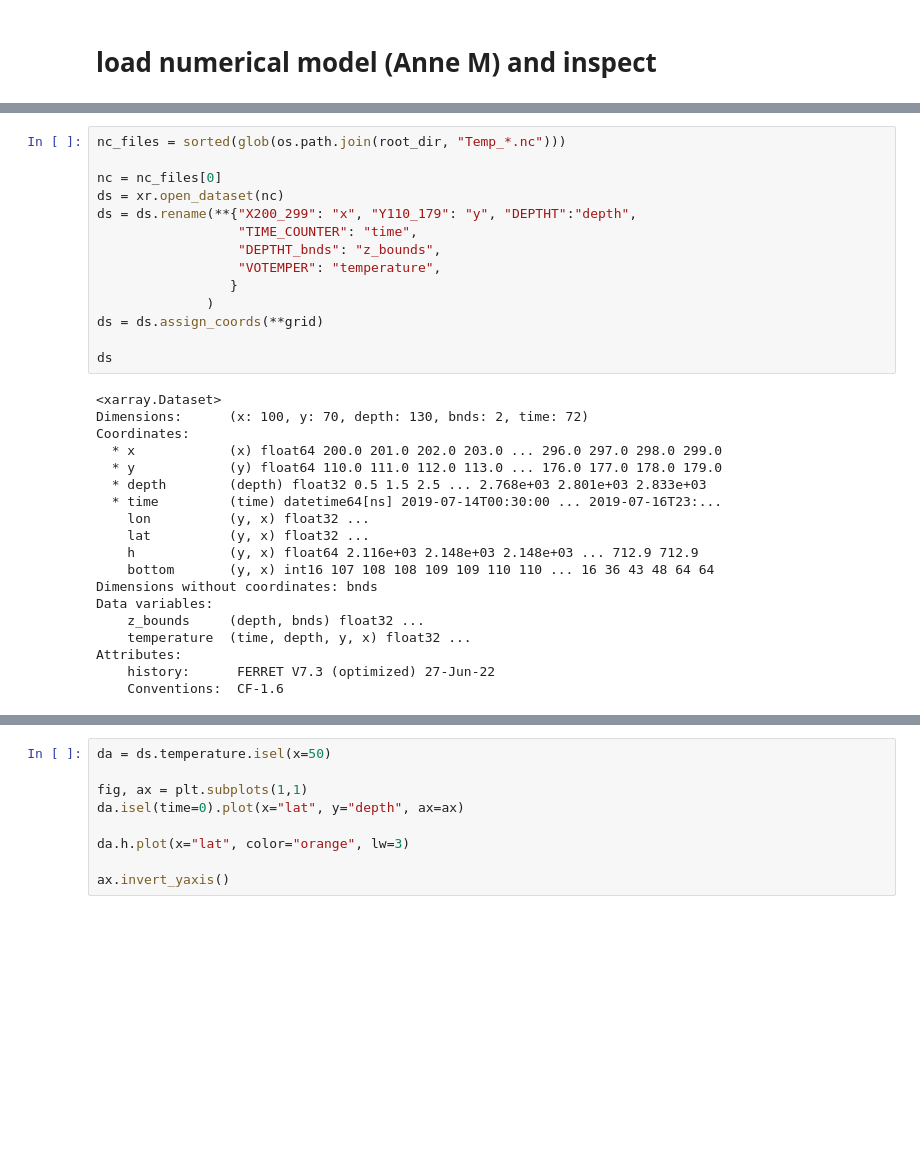
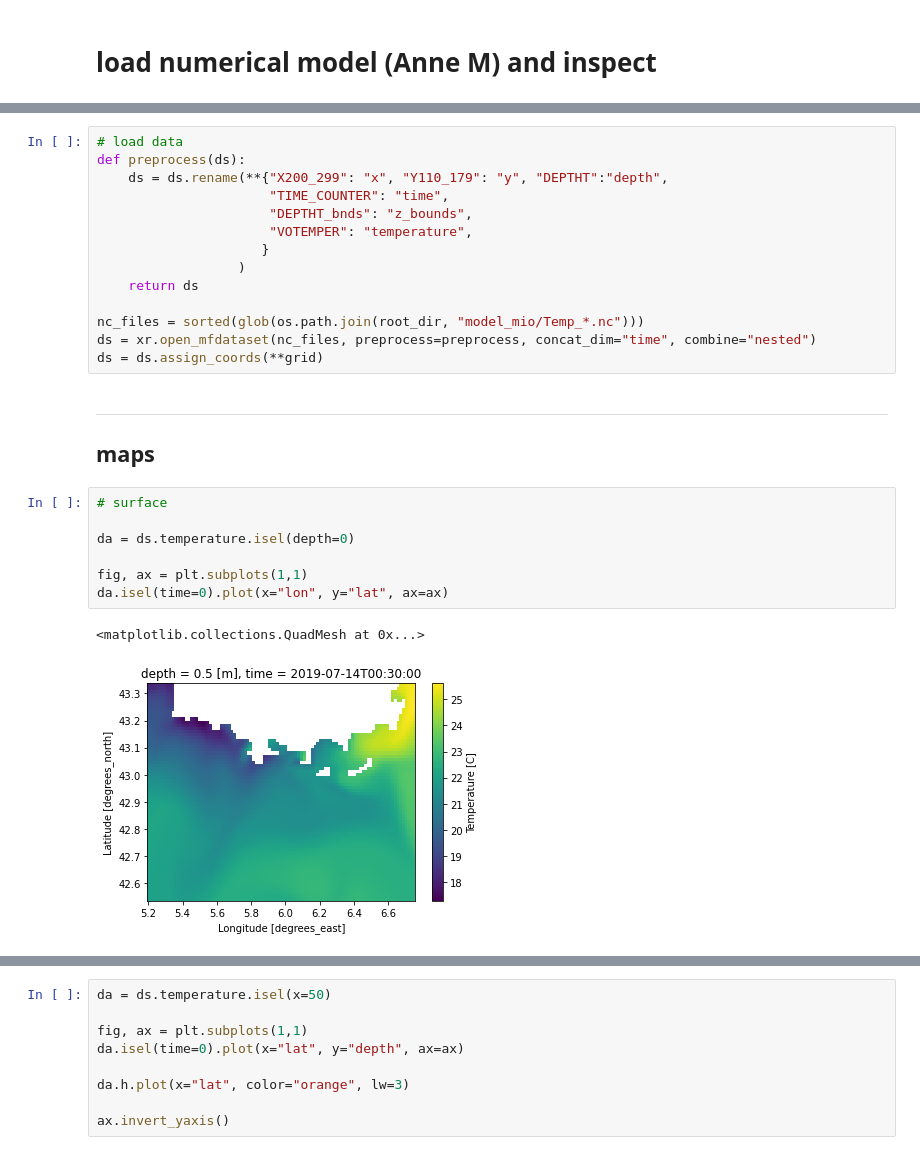
Before and after one commit to apatlpo/das_work, a Jupyter notebook: hydrology/model.ipynb, the cells around one changed output, grey strips where cells are left out. Cells and saved outputs as stored; diff of their text form; blank space fills up the shorter version.

```diff
--- a/hydrology/model.ipynb
+++ b/hydrology/model.ipynb
@@ -50,33 +55,28 @@ grid.h.where(grid.h>1).plot(x="lon", y="lat")
-# %%
-nc_files = sorted(glob(os.path.join(root_dir, "Temp_*.nc")))
-
-nc = nc_files[0]
-ds = xr.open_dataset(nc)
-ds = ds.rename(**{"X200_299": "x", "Y110_179": "y", "DEPTHT":"depth",
-                  "TIME_COUNTER": "time",
-                  "DEPTHT_bnds": "z_bounds",
-                  "VOTEMPER": "temperature",
-                 }
-              )
-ds = ds.assign_coords(**grid)
-
-ds
-# %% [output]
-<xarray.Dataset>
-Dimensions:      (x: 100, y: 70, depth: 130, bnds: 2, time: 72)
-Coordinates:
-  * x            (x) float64 200.0 201.0 202.0 203.0 ... 296.0 297.0 298.0 299.0
-  * y            (y) float64 110.0 111.0 112.0 113.0 ... 176.0 177.0 178.0 179.0
-  * depth        (depth) float32 0.5 1.5 2.5 ... 2.768e+03 2.801e+03 2.833e+03
-  * time         (time) datetime64[ns] 2019-07-14T00:30:00 ... 2019-07-16T23:...
-    lon          (y, x) float32 ...
-    lat          (y, x) float32 ...
-    h            (y, x) float64 2.116e+03 2.148e+03 2.148e+03 ... 712.9 712.9
-    bottom       (y, x) int16 107 108 108 109 109 110 110 ... 16 36 43 48 64 64
-Dimensions without coordinates: bnds
-Data variables:
-    z_bounds     (depth, bnds) float32 ...
-    temperature  (time, depth, y, x) float32 ...
-Attributes:
-    history:      FERRET V7.3 (optimized) 27-Jun-22
-    Conventions:  CF-1.6
+# %%
+# load data
+def preprocess(ds):
+    ds = ds.rename(**{"X200_299": "x", "Y110_179": "y", "DEPTHT":"depth",
+                      "TIME_COUNTER": "time",
+                      "DEPTHT_bnds": "z_bounds",
+                      "VOTEMPER": "temperature",
+                     }
+                  )
+    return ds
+
+nc_files = sorted(glob(os.path.join(root_dir, "model_mio/Temp_*.nc")))
+ds = xr.open_mfdataset(nc_files, preprocess=preprocess, concat_dim="time", combine="nested")
+ds = ds.assign_coords(**grid)
+# %% [markdown]
+---
+
+## maps
+# %%
+# surface
+
+da = ds.temperature.isel(depth=0)
+
+fig, ax = plt.subplots(1,1)
+da.isel(time=0).plot(x="lon", y="lat", ax=ax)
+# %% [output]
+<matplotlib.collections.QuadMesh at 0x...>
+[figure, added]
```
Also changed, not shown: parts of 16 cells of this notebook.
